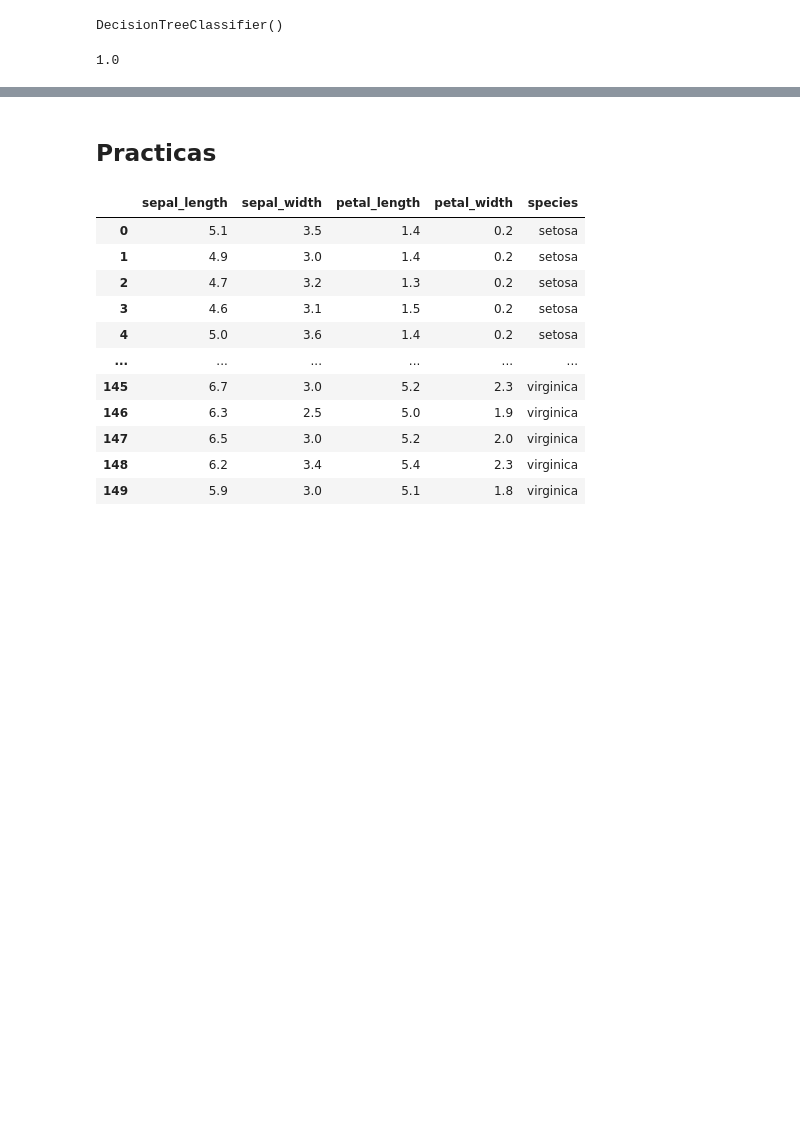
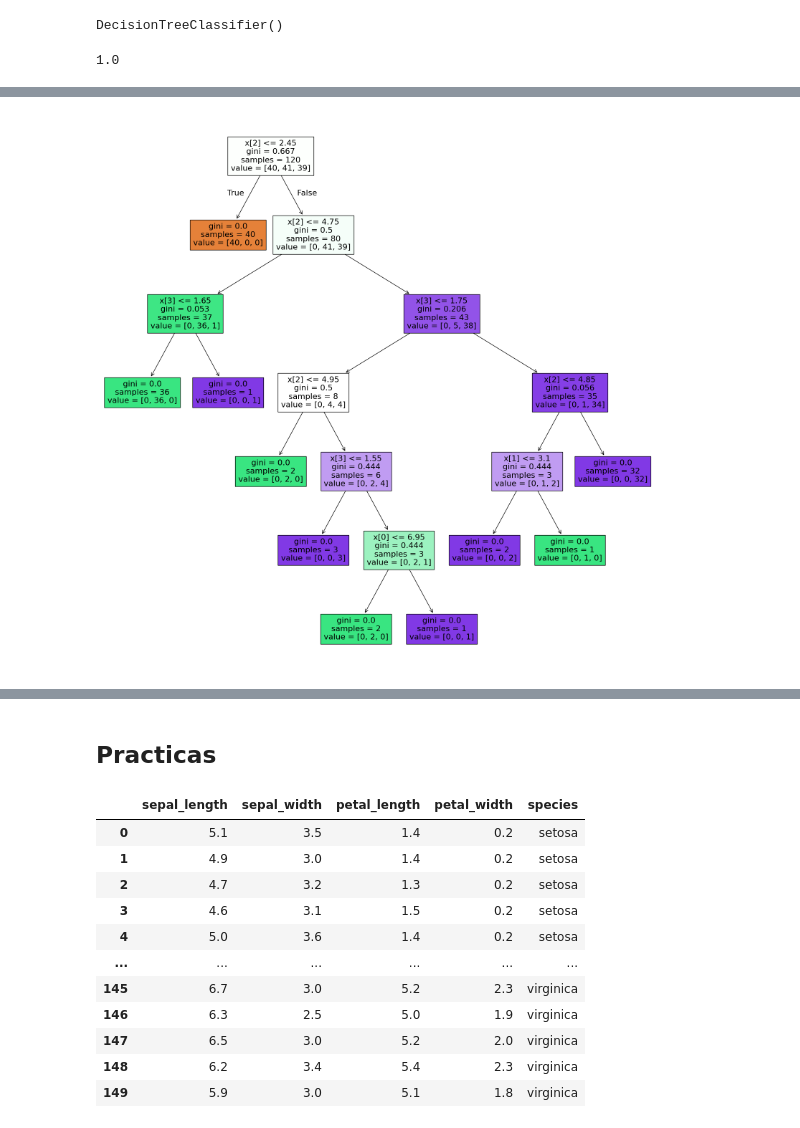
Before and after one commit to sorubadguy/Curso_data_y_machine, a Jupyter notebook: Día_11/Cuadernos para Prácticas/Arboles de Decisión.ipynb, the cells around one changed output, grey strips where cells are left out. Saved outputs shown, nothing was run; the diff lists cells and outputs as text; code cells hidden in the pictures; blank space fills up the shorter version.

```diff
--- a/Día_11/Cuadernos para Prácticas/Arboles de Decisión.ipynb
+++ b/Día_11/Cuadernos para Prácticas/Arboles de Decisión.ipynb
@@ -75,0 +77,5 @@ plot_tree(decision_tree=arbol);
+# %%
+plt.figure(figsize=(20,20))
+plot_tree(decision_tree=arbol, filled=True);
+# %% [output]
+[figure, added]
```
Also changed, not shown: parts of 4 cells of this notebook, 2 other files.
